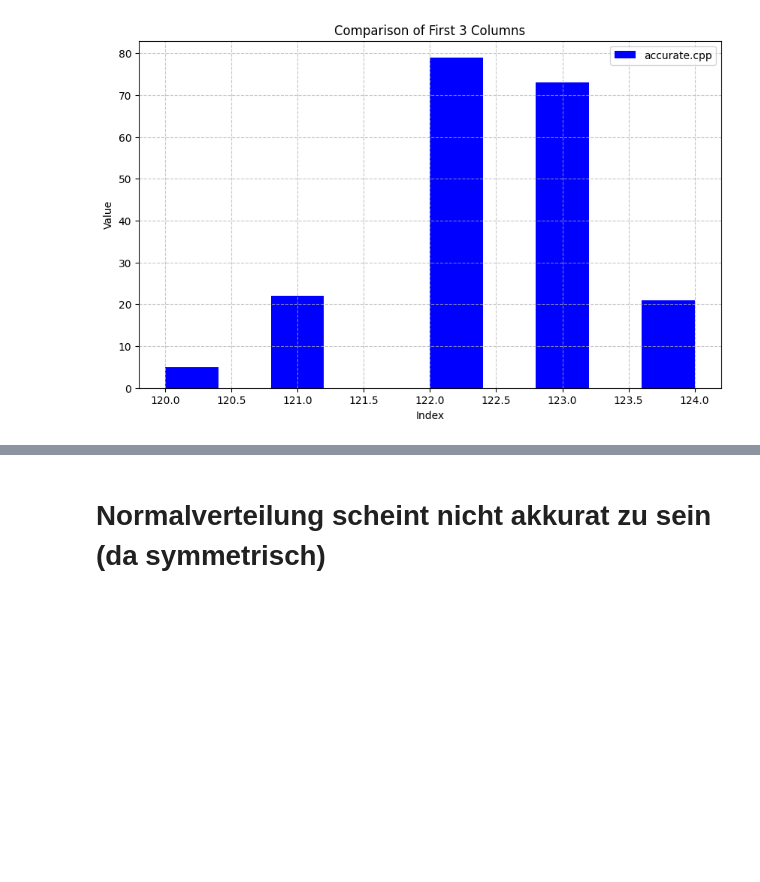
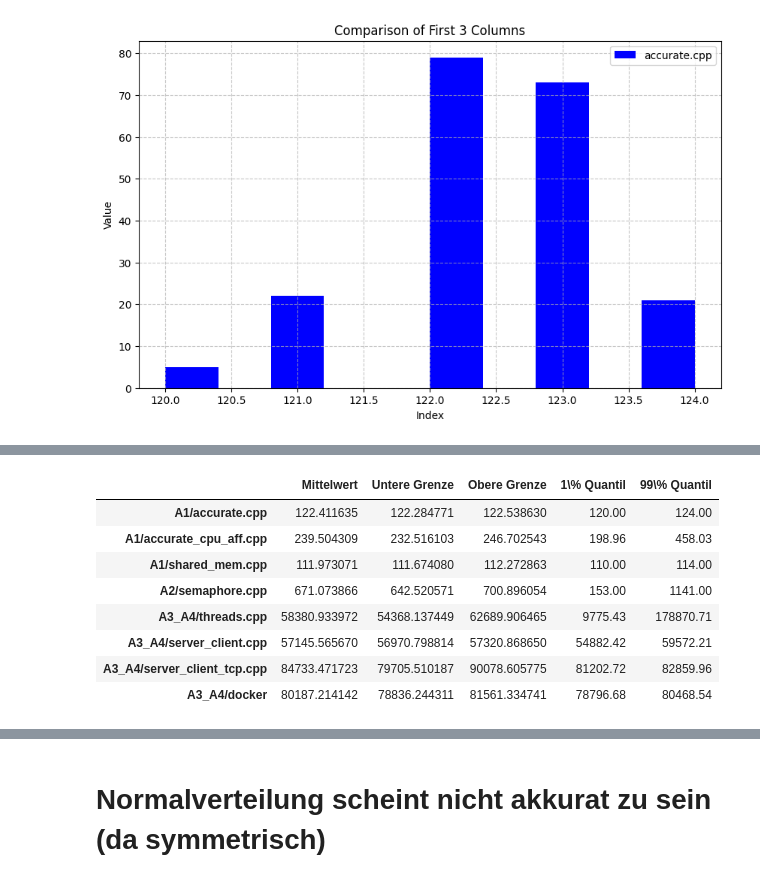
Before and after one commit to kilianbartz/bs_ueb2, a Jupyter notebook: plot.ipynb, the cells around one changed output, grey strips where cells are left out. Drawn from its saved outputs; the diff is of its cells as text; code cells hidden in the pictures; blank space fills up the shorter version.

```diff
--- a/plot.ipynb
+++ b/plot.ipynb
@@ -80,19 +80,39 @@ def calculate_lognormal_ci(data, confidence=0.95):
 
     return mean, ci[0], ci[1]
 
+def calculate_percentiles(data, percentiles=[1,99]):
+    """
+    Calculate the percentiles of a given data.
+
+    Parameters:
+    data (array-like): The data to calculate the percentiles for.
+    percentiles (list, optional): The percentiles to calculate. Default is [2.5, 97.5].
+
+    Returns:
+    dict: A dictionary containing the requested percentiles.
+
+    """
+
+    # Calculate the percentiles
+    result = np.percentile(data, percentiles)
+
+    return {f'{p}%': result[i] for i, p in enumerate(percentiles)}
+
 # Calculate CI for each column
 results = {}
 for column in df.columns:
     mean, ci_lower, ci_upper = calculate_lognormal_ci(df[column])
+    percentiles = calculate_percentiles(df[column])
     results[column] = {
         'mean': mean,
         'ci_lower': ci_lower,
-        'ci_upper': ci_upper
+        'ci_upper': ci_upper,
+        **percentiles
     }
 
 # Convert results to a DataFrame for better visualization
 results_df = pl.DataFrame(results).T
-results_df.columns = ['Mean', '95% CI Lower', '95% CI Upper']
+results_df.columns = ['Mittelwert', 'Untere Grenze', 'Obere Grenze', '1\\% Quantil', '99\\% Quantil']
 
 # Print results
 print(results_df)
@@ -108,0 +139,12 @@ A3_A4/docker                 80187.214142  78836.244311  81561.334741
+# %%
+results_df
+# %% [output]
+|  | Mittelwert | Untere Grenze | Obere Grenze | 1\% Quantil | 99\% Quantil |
+| A1/accurate.cpp | 122.411635 | 122.284771 | 122.538630 | 120.00 | 124.00 |
+| A1/accurate_cpu_aff.cpp | 239.504309 | 232.516103 | 246.702543 | 198.96 | 458.03 |
+| A1/shared_mem.cpp | 111.973071 | 111.674080 | 112.272863 | 110.00 | 114.00 |
+| A2/semaphore.cpp | 671.073866 | 642.520571 | 700.896054 | 153.00 | 1141.00 |
+| A3_A4/threads.cpp | 58380.933972 | 54368.137449 | 62689.906465 | 9775.43 | 178870.71 |
+| A3_A4/server_client.cpp | 57145.565670 | 56970.798814 | 57320.868650 | 54882.42 | 59572.21 |
+| A3_A4/server_client_tcp.cpp | 84733.471723 | 79705.510187 | 90078.605775 | 81202.72 | 82859.96 |
+| A3_A4/docker | 80187.214142 | 78836.244311 | 81561.334741 | 78796.68 | 80468.54 |
```
Also changed, not shown: parts of 5 cells of this notebook, 2 other files.
